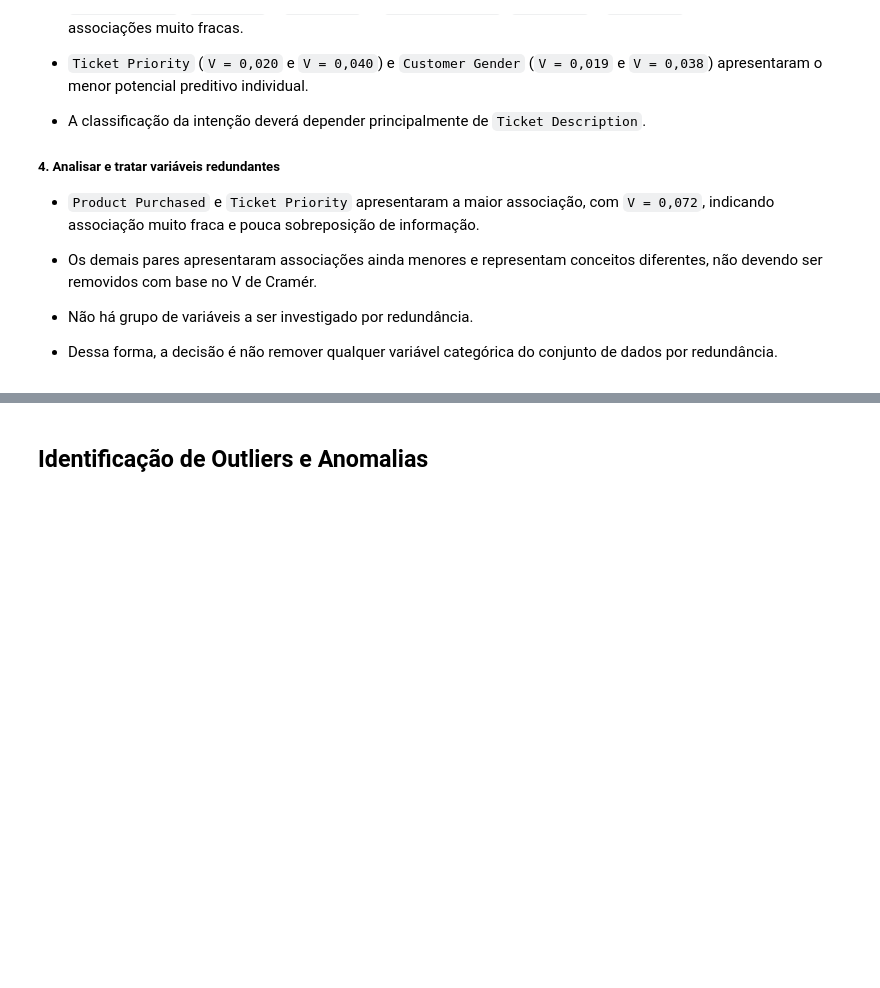
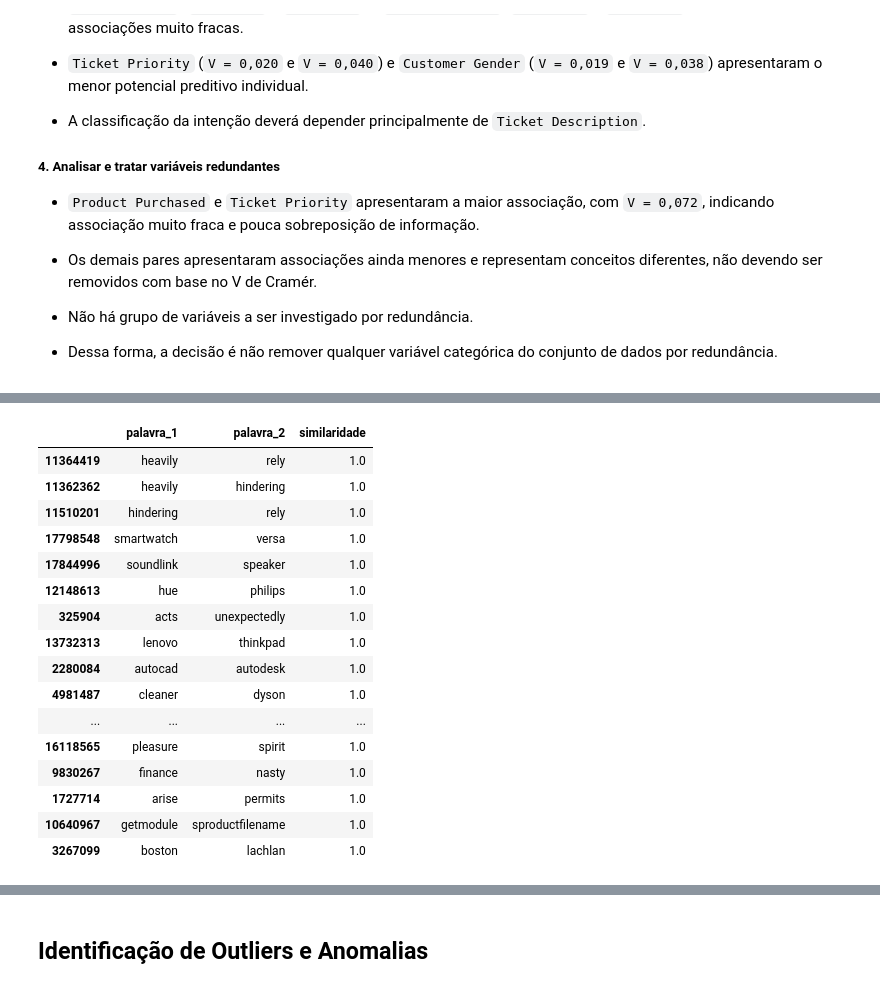
Before and after one commit to Phoenix7290/Caua-Guilherme-Gustavo-Marcos, a Jupyter notebook: eda/eda.ipynb, the cells around one changed output, grey strips where cells are left out. Saved outputs shown, nothing was run; the diff lists cells and outputs as text; code cells hidden in the pictures; blank space fills up the shorter version.

```diff
--- a/eda/eda.ipynb
+++ b/eda/eda.ipynb
@@ -1794,15 +1794,15 @@ for coluna in colunas_categoricas:
     display(tabela_contingencia)
 
     print("\nTeste Qui-quadrado:")
-    chi2, p_valor, graus_liberdade, frequencias_esperadas = chi2_contingency(tabela_contingencia)
-    print(f"χ² = {chi2:.3f}")
+    valor_chi2, p_valor, graus_liberdade, frequencias_esperadas = chi2_contingency(tabela_contingencia)
+    print(f"χ² = {valor_chi2:.3f}")
     print(f"P-valor = {p_valor:.5f}")
     print(f"Graus de liberdade = {graus_liberdade}")
 
     print("\nV de Cramér:")
     n = tabela_contingencia.to_numpy().sum()
     menor_dimensao = min(tabela_contingencia.shape[0] - 1, tabela_contingencia.shape[1] - 1)
-    v_cramer = np.sqrt(chi2 / (n * menor_dimensao)) if menor_dimensao > 0 else np.nan
+    v_cramer = np.sqrt(valor_chi2 / (n * menor_dimensao)) if menor_dimensao > 0 else np.nan
     print(f"V de Cramér = {v_cramer:.3f}")
 
 for coluna in colunas_categoricas:
@@ -1813,15 +1813,15 @@ for coluna in colunas_categoricas:
     display(tabela_contingencia)
 
     print("\nTeste Qui-quadrado:")
-    chi2, p_valor, graus_liberdade, frequencias_esperadas = chi2_contingency(tabela_contingencia)
-    print(f"χ² = {chi2:.3f}")
+    valor_chi2, p_valor, graus_liberdade, frequencias_esperadas = chi2_contingency(tabela_contingencia)
+    print(f"χ² = {valor_chi2:.3f}")
     print(f"P-valor = {p_valor:.5f}")
     print(f"Graus de liberdade = {graus_liberdade}")
 
     print("\nV de Cramér:")
     n = tabela_contingencia.to_numpy().sum()
     menor_dimensao = min(tabela_contingencia.shape[0] - 1, tabela_contingencia.shape[1] - 1)
-    v_cramer = np.sqrt(chi2 / (n * menor_dimensao)) if menor_dimensao > 0 else np.nan
+    v_cramer = np.sqrt(valor_chi2 / (n * menor_dimensao)) if menor_dimensao > 0 else np.nan
     print(f"V de Cramér = {v_cramer:.3f}")
 
 print_formatado("2. Associação entre variáveis independentes:")
@@ -1834,15 +1834,15 @@ for coluna_1, coluna_2 in combinations(colunas_categoricas, 2):
     display(tabela_contingencia)
 
     print("\nTeste Qui-quadrado:")
-    chi2, p_valor, graus_liberdade, frequencias_esperadas = chi2_contingency(tabela_contingencia)
-    print(f"χ² = {chi2:.3f}")
+    valor_chi2, p_valor, graus_liberdade, frequencias_esperadas = chi2_contingency(tabela_contingencia)
+    print(f"χ² = {valor_chi2:.3f}")
     print(f"P-valor = {p_valor:.5f}")
     print(f"Graus de liberdade = {graus_liberdade}")
 
     print("\nV de Cramér:")
     n = tabela_contingencia.to_numpy().sum()
     menor_dimensao = min(tabela_contingencia.shape[0] - 1, tabela_contingencia.shape[1] - 1)
-    v_cramer = np.sqrt(chi2 / (n * menor_dimensao)) if menor_dimensao > 0 else np.nan
+    v_cramer = np.sqrt(valor_chi2 / (n * menor_dimensao)) if menor_dimensao > 0 else np.nan
     print(f"V de Cramér = {v_cramer:.3f}")
 # %% [output]
 ====================================================================================================
@@ -2019,0 +2022,57 @@ Tabela de contingência:
+# %%
+print_formatado("1. Associação entre variáveis do CountVectorizer x alvo:")
+chi2_valores, p_valores = chi2(X_vetorizado, df["Ticket Type"])
+resultado_associacao = pd.DataFrame({
+    "palavra": vocabulario,
+    "chi2": chi2_valores,
+    "p_valor": p_valores
+})
+resultado_associacao = resultado_associacao.sort_values("chi2", ascending=False)
+print("\nTeste Qui-quadrado:")
+i = 0
+for _, linha in resultado_associacao.iterrows():
+    print(f"\n{linha['palavra']} x Ticket Type:")
+    print(f"χ² = {linha['chi2']:.3f}")
+    print(f"P-valor = {linha['p_valor']:.5f}")
+    i += 1
+    if i > 20:
+      break
+
+chi2_valores, p_valores = chi2(X_vetorizado, df["Ticket Subject"])
+resultado_associacao = pd.DataFrame({
+    "palavra": vocabulario,
+    "chi2": chi2_valores,
+    "p_valor": p_valores
+})
+resultado_associacao = resultado_associacao.sort_values("chi2", ascending=False)
+print("\nTeste Qui-quadrado:")
+i = 0
+for _, linha in resultado_associacao.iterrows():
+    print(f"\n{linha['palavra']} x Ticket Subject:")
+    print(f"χ² = {linha['chi2']:.3f}")
+    print(f"P-valor = {linha['p_valor']:.5f}")
+    i += 1
+    if i > 20:
+      break
+
+print_formatado("2. Associação entre variáveis do CountVectorizer:")
+similaridade = cosine_similarity(X_vetorizado.T)
+pares_similares = []
+for i in range(len(vocabulario)):
+    for j in range(i + 1, len(vocabulario)):
+        pares_similares.append([
+            vocabulario[i],
+            vocabulario[j],
+            similaridade[i, j]
+        ])
+resultado_similaridade = pd.DataFrame(
+    pares_similares,
+    columns=["palavra_1", "palavra_2", "similaridade"]
+)
+resultado_similaridade = resultado_similaridade.sort_values(
+    "similaridade",
+    ascending=False
+)
+print("\nPalavras com maior associação:")
+display(resultado_similaridade.head(30))
+# %% [output]
@@ -2019,0 +2096,17 @@ Tabela de contingência:
+|  | palavra_1 | palavra_2 | similaridade |
+| 11364419 | heavily | rely | 1.0 |
+| 11362362 | heavily | hindering | 1.0 |
+| 11510201 | hindering | rely | 1.0 |
+| 17798548 | smartwatch | versa | 1.0 |
+| 17844996 | soundlink | speaker | 1.0 |
+| 12148613 | hue | philips | 1.0 |
+| 325904 | acts | unexpectedly | 1.0 |
+| 13732313 | lenovo | thinkpad | 1.0 |
+| 2280084 | autocad | autodesk | 1.0 |
+| 4981487 | cleaner | dyson | 1.0 |
+| ... | ... | ... | ... |
+| 16118565 | pleasure | spirit | 1.0 |
+| 9830267 | finance | nasty | 1.0 |
+| 1727714 | arise | permits | 1.0 |
+| 10640967 | getmodule | sproductfilename | 1.0 |
+| 3267099 | boston | lachlan | 1.0 |
```
Also changed, not shown: parts of 4 cells of this notebook.
